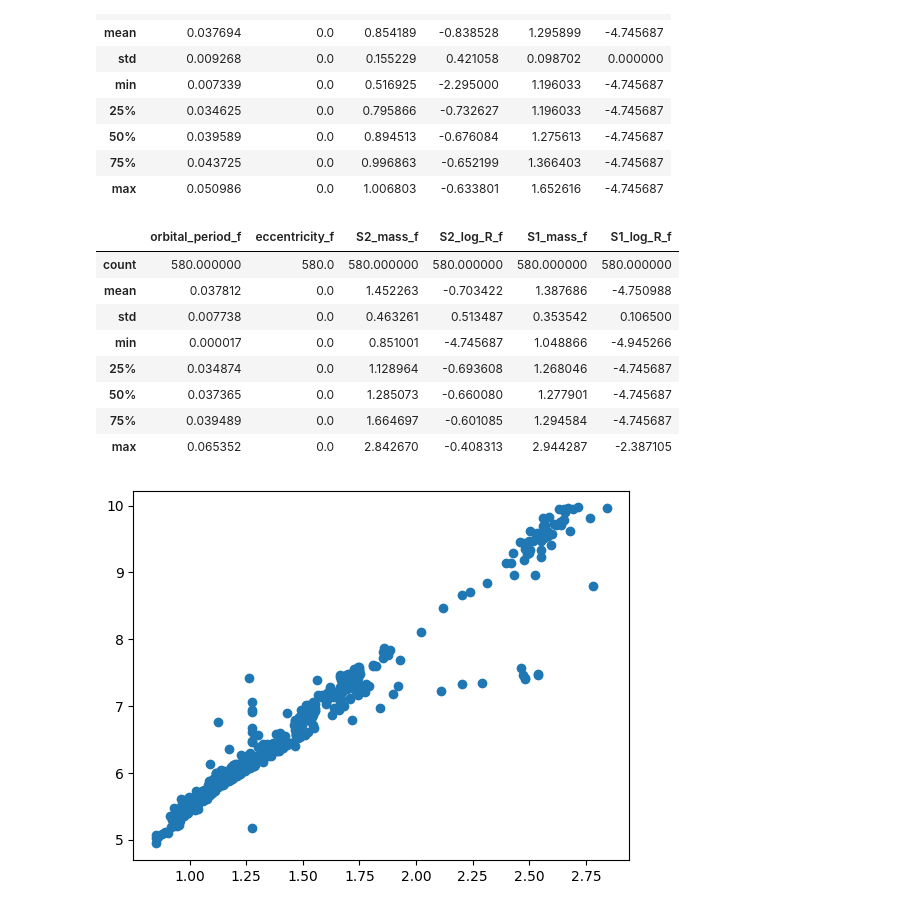
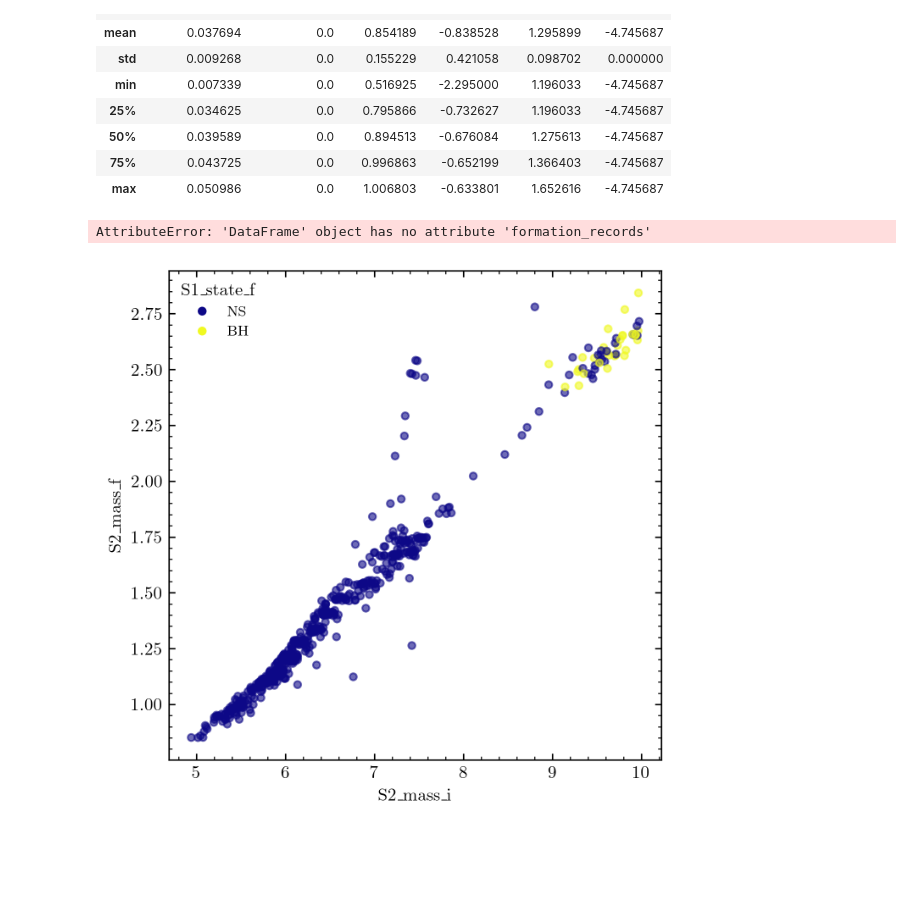
Before and after one commit to PiersonLip/UCXB-Investegation, a Jupyter notebook: Analysis/UCXBAnalysis.ipynb, the cells around one changed output. Drawn from its saved outputs; the diff is of its cells as text; code cells hidden in the pictures; blank space fills up the shorter version.

```diff
--- a/Analysis/UCXBAnalysis.ipynb
+++ b/Analysis/UCXBAnalysis.ipynb
@@ -161,2 +170,4 @@ plt.scatter(x,y)
 # %%
 UCXB_DF = loadedpop.oneline.select()
+# %%
+UCXB_DF = UCXB_DF[UCXB_DF['orbital_period_f']> .01]
@@ -184,15 +212,6 @@ x = np.log10(UCXB_DF['orbital_period_i'])
 y = UCXB_DF['orbital_period_f']
 
 # plt.scatter(x,y)
-# %%
-def scatter(xname,yname, old = False):
-    if old == True:
-        x = (oldPopDF[xname])
-        y = (oldPopDF[yname])
-    else:
-        x = (UCXB_DF[xname])
-        y = (UCXB_DF[yname])
-    plt.scatter(x,y)
 # %%
 UCXB_DF['time_f'].hist(bins=50)
 # %% [output]
@@ -210,15 +229,13 @@ oldPopDF[finCols].describe()
 | 50% | 0.039589 | 0.0 | 0.894513 | -0.676084 | 1.275613 | -4.745687 |
 | 75% | 0.043725 | 0.0 | 0.996863 | -0.652199 | 1.366403 | -4.745687 |
 | max | 0.050986 | 0.0 | 1.006803 | -0.633801 | 1.652616 | -4.745687 |
-# %%
-UCXB_DF[finCols].describe()
-# %% [output]
-|  | orbital_period_f | eccentricity_f | S2_mass_f | S2_log_R_f | S1_mass_f | S1_log_R_f |
-| count | 580.000000 | 580.0 | 580.000000 | 580.000000 | 580.000000 | 580.000000 |
-| mean | 0.037812 | 0.0 | 1.452263 | -0.703422 | 1.387686 | -4.750988 |
-| std | 0.007738 | 0.0 | 0.463261 | 0.513487 | 0.353542 | 0.106500 |
-| min | 0.000017 | 0.0 | 0.851001 | -4.745687 | 1.048866 | -4.945266 |
-| 25% | 0.034874 | 0.0 | 1.128964 | -0.693608 | 1.268046 | -4.745687 |
-| 50% | 0.037365 | 0.0 | 1.285073 | -0.660080 | 1.277901 | -4.745687 |
-| 75% | 0.039489 | 0.0 | 1.664697 | -0.601085 | 1.294584 | -4.745687 |
-| max | 0.065352 | 0.0 | 2.842670 | -0.408313 | 2.944287 | -2.387105 |
+# %%
+UCXB_DF.formation_records()
+# %% [output]
+AttributeError: 'DataFrame' object has no attribute 'formation_records'
+# %%
+import matplotlib_inline.backend_inline
+matplotlib_inline.backend_inline.set_matplotlib_formats('retina')
+plt.rcParams['figure.dpi'] = 150
+# %%
+plt.rcParams['figure.figsize'] = (5, 5)
@@ -225,4 +303,4 @@ UCXB_DF[finCols].describe()
 # %%
-scatter('S2_mass_f', 'S2_mass_i', old=False)
+scatter('S2_mass_i', 'S2_mass_f', old=False, color = True, colorVar='S1_state_f')
 # %% [output]
-[figure, old version]
+[figure, new version]
```
Also changed, not shown: parts of 23 cells of this notebook.
